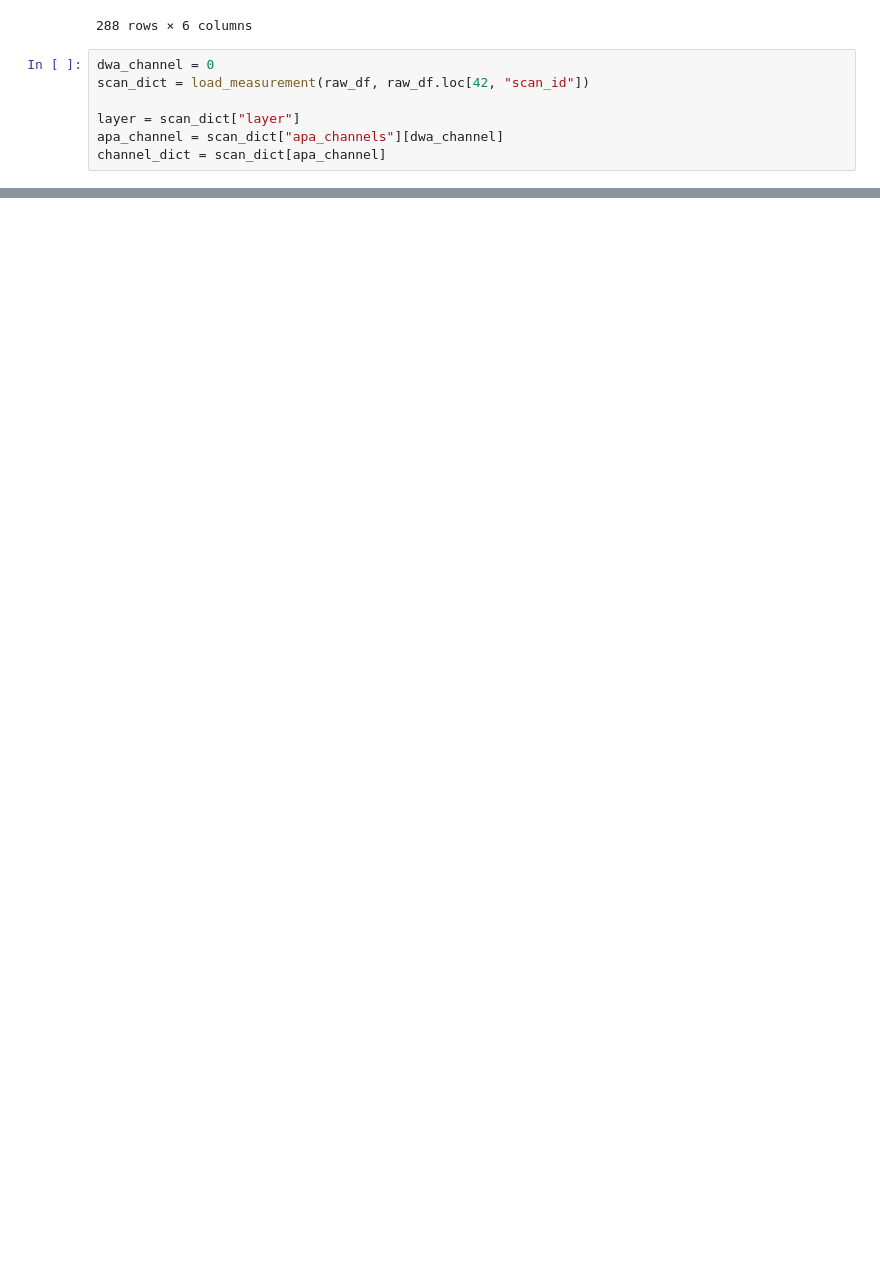
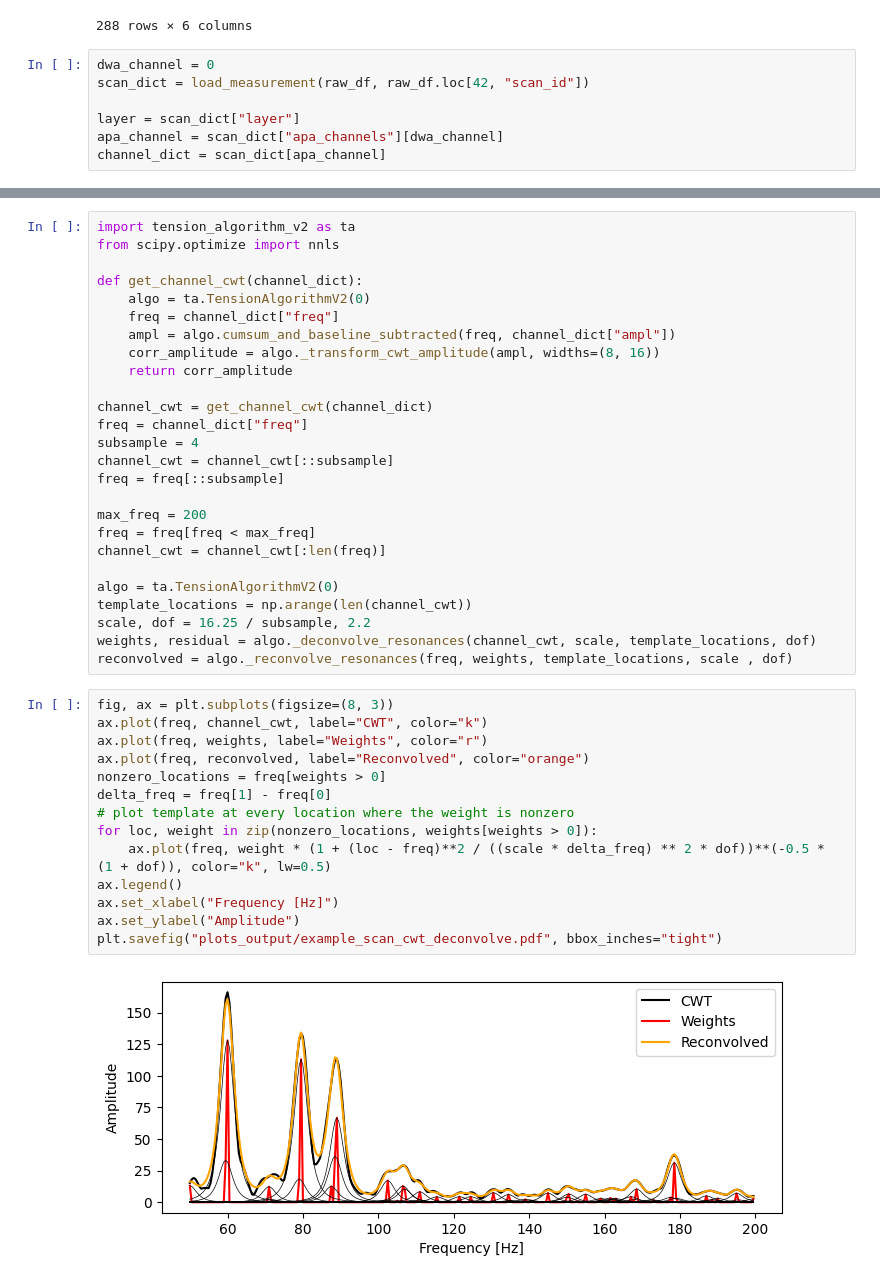
Before and after one commit to dunewires/ElectricalMethod, a Jupyter notebook: DAQ/python/algorithm_tuning/Event Plotting.ipynb, the cells around one changed output, grey strips where cells are left out. Saved outputs shown, nothing was run; the diff lists cells and outputs as text; blank space fills up the shorter version.

```diff
--- a/DAQ/python/algorithm_tuning/Event Plotting.ipynb
+++ b/DAQ/python/algorithm_tuning/Event Plotting.ipynb
@@ -57,0 +89,42 @@ plotting.plot_channel_cwt(channel_dict,  scan_dict["layer"], widths=(8, 16), sid
+# %%
+import tension_algorithm_v2 as ta
+from scipy.optimize import nnls
+
+def get_channel_cwt(channel_dict):
+    algo = ta.TensionAlgorithmV2(0)
+    freq = channel_dict["freq"]
+    ampl = algo.cumsum_and_baseline_subtracted(freq, channel_dict["ampl"])
+    corr_amplitude = algo._transform_cwt_amplitude(ampl, widths=(8, 16))
+    return corr_amplitude
+
+channel_cwt = get_channel_cwt(channel_dict)
+freq = channel_dict["freq"]
+subsample = 4
+channel_cwt = channel_cwt[::subsample]
+freq = freq[::subsample]
+
+max_freq = 200
+freq = freq[freq < max_freq]
+channel_cwt = channel_cwt[:len(freq)]
+
+algo = ta.TensionAlgorithmV2(0)
+template_locations = np.arange(len(channel_cwt))
+scale, dof = 16.25 / subsample, 2.2
+weights, residual = algo._deconvolve_resonances(channel_cwt, scale, template_locations, dof)
+reconvolved = algo._reconvolve_resonances(freq, weights, template_locations, scale , dof)
+# %%
+fig, ax = plt.subplots(figsize=(8, 3))
+ax.plot(freq, channel_cwt, label="CWT", color="k")
+ax.plot(freq, weights, label="Weights", color="r")
+ax.plot(freq, reconvolved, label="Reconvolved", color="orange")
+nonzero_locations = freq[weights > 0]
+delta_freq = freq[1] - freq[0]
+# plot template at every location where the weight is nonzero
+for loc, weight in zip(nonzero_locations, weights[weights > 0]):
+    ax.plot(freq, weight * (1 + (loc - freq)**2 / ((scale * delta_freq) ** 2 * dof))**(-0.5 * (1 + dof)), color="k", lw=0.5)
+ax.legend()
+ax.set_xlabel("Frequency [Hz]")
+ax.set_ylabel("Amplitude")
+plt.savefig("plots_output/example_scan_cwt_deconvolve.pdf", bbox_inches="tight")
+# %% [output]
+[figure, added]
```
Also changed, not shown: parts of 6 cells of this notebook, 1 other file.
